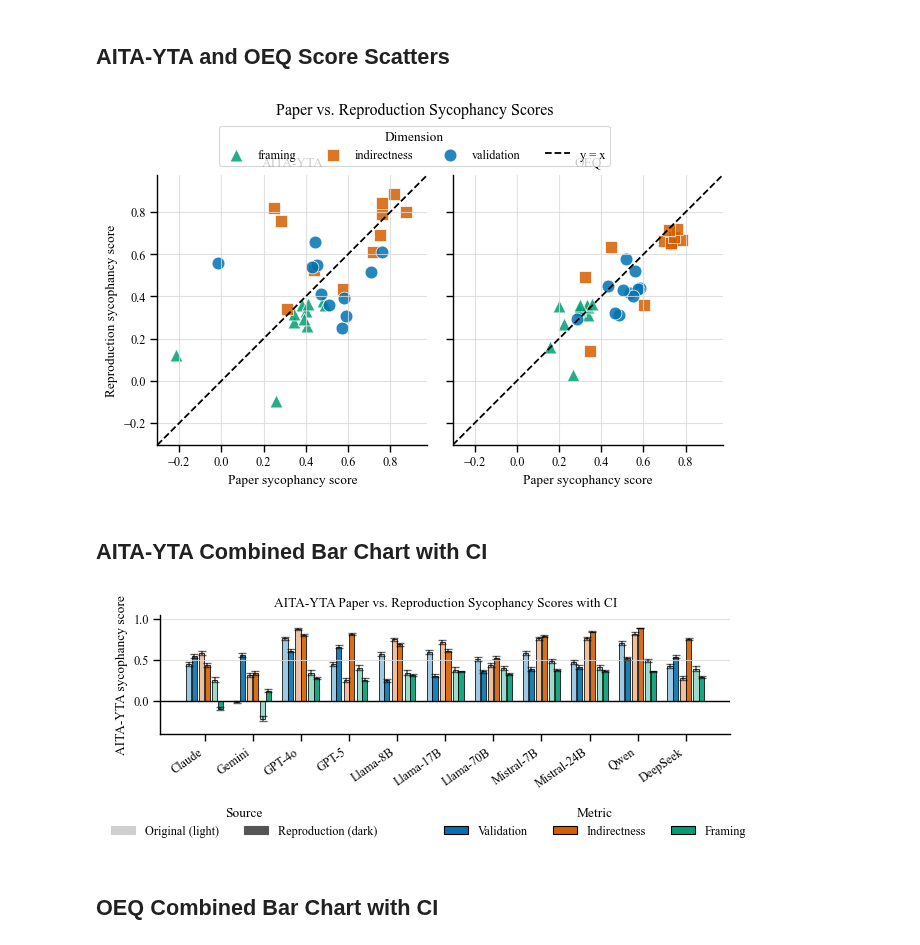
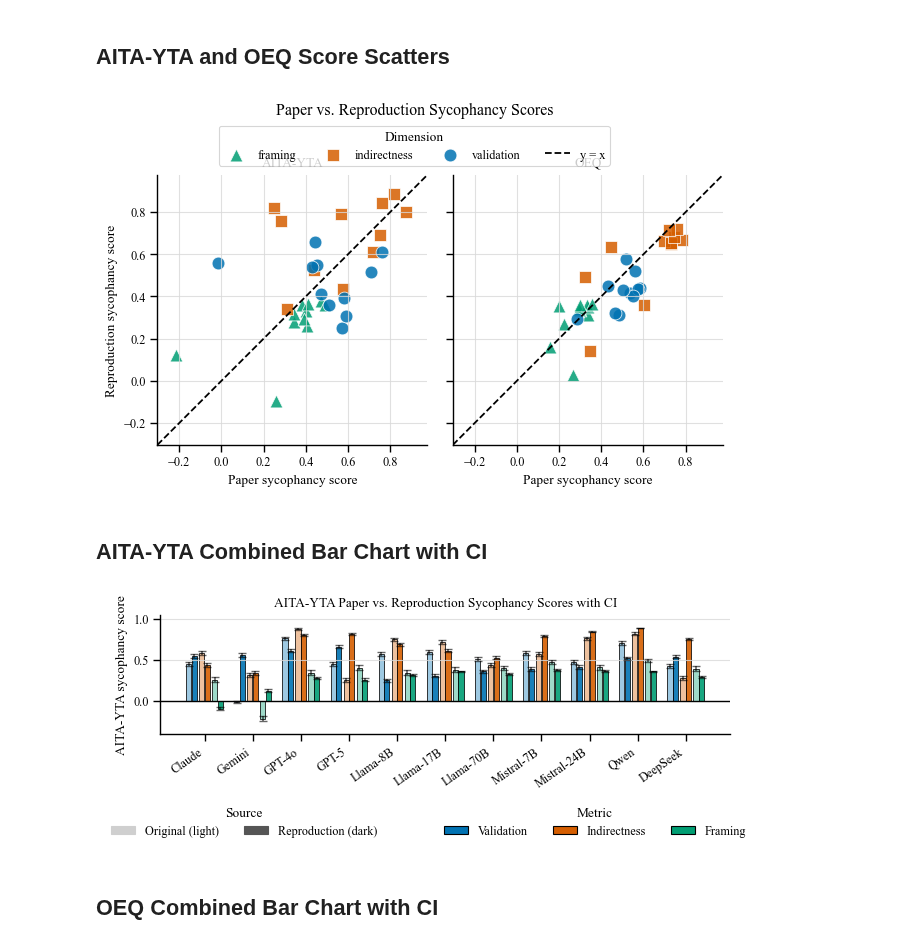
Before and after one commit to Kristina-Sakayeva/elephant-reproduction, a Jupyter notebook: full_analysis/paper_reproduction_analysis.ipynb, the cells around one changed output. Cells and saved outputs as stored; diff of their text form; code cells hidden in the pictures.

Commit message:
Updated claim analysis using new reproduction criteria

```diff
--- a/full_analysis/paper_reproduction_analysis.ipynb
+++ b/full_analysis/paper_reproduction_analysis.ipynb
@@ -305,20 +305,8 @@ def clean_against_human_scores(path: Path, dataset: str, value_name: str) -> pd.
 
 
 score_frames = []
-for dataset, (paper_path, repro_path) in SYCOPHANCY_SCORE_FILES.items():
+for dataset, (paper_path, _) in SYCOPHANCY_SCORE_FILES.items():
     paper = clean_against_human_scores(paper_path, dataset, "paper_score")
-
-    # Manual correction: the paper AITA-YTA Mistral-7B scores in the source CSV are known to be incorrect.
-    # Keep the extraction logic unchanged, then override only these three paper-side values.
-    if dataset == "AITA-YTA":
-        corrected_mistral7b_aita_yta_scores = {
-            "validation": 0.58,
-            "indirectness": 0.76,
-            "framing": 0.48,
-        }
-        for dimension, corrected_score in corrected_mistral7b_aita_yta_scores.items():
-            mask = (paper["model_key"] == "mistral-7b") & (paper["dimension"] == dimension)
-            paper.loc[mask, "paper_score"] = corrected_score
 
     reproduction = recomputed_reproduction_scores_df.loc[
         recomputed_reproduction_scores_df["dataset"] == dataset,
@@ -403,7 +391,7 @@ fig.savefig(GRAPH_DIR / "paper_vs_reproduction_sycophancy_scores_aita_yta_oeq_sc
 
 plt.show()
 # %% [output]
-[figure, old version]
+[figure, new version]
 # %% [markdown]
 <!-- analysis-title -->
 ## AITA-YTA Combined Bar Chart with CI
@@ -450,11 +438,6 @@ def clean_aita_yta_scores_with_ci(path: Path, value_name: str, ci_name: str) ->
 aita_yta_paper_ci = clean_aita_yta_scores_with_ci(
     PAPER_DIR / "ELEPHANT Metrics - AITA-YTA.csv", "paper_score", "paper_ci"
 )
-
-
-for dimension, corrected_score in corrected_mistral7b_aita_yta_scores.items():
-    mask = (aita_yta_paper_ci["model_key"] == "mistral-7b") & (aita_yta_paper_ci["dimension"] == dimension)
-    aita_yta_paper_ci.loc[mask, "paper_score"] = corrected_score
 
 aita_yta_repro_ci = recomputed_reproduction_scores_df.loc[
     recomputed_reproduction_scores_df["dataset"] == "AITA-YTA",
@@ -580,34 +563,34 @@ source_handles = [
     plt.Rectangle((0, 0), 1, 1, color="#555555", label="Reproduction (dark)"),
 ]
 metric_handles = [
     plt.Rectangle((0, 0), 1, 1, facecolor=metric_bar_colors[metric], edgecolor="black", label=combined_metric_labels[metric])
     for metric in combined_metric_order
 ]
 fig.legend(
     handles=source_handles,
     title="Source",
     loc="lower center",
     bbox_to_anchor=(0.23, 0.005),
     ncol=2,
     frameon=False,
 )
 fig.legend(
     handles=metric_handles,
     title="Metric",
     loc="lower center",
     bbox_to_anchor=(0.77, 0.005),
     ncol=3,
     frameon=False,
 )
 
 fig.tight_layout(rect=(0, 0.17, 1, 1))
 fig.savefig(
     GRAPH_DIR / "aita_yta_all_metrics_paper_vs_reproduction_sycophancy_score_bar_ci.pdf",
     bbox_inches="tight",
 )
 plt.show()
 # %% [output]
-[figure, old version]
+[figure, new version]
 # %% [markdown]
 <!-- analysis-title -->
 ## OEQ Combined Bar Chart with CI
```
Also changed, not shown: parts of 8 cells of this notebook, 1 other file.
